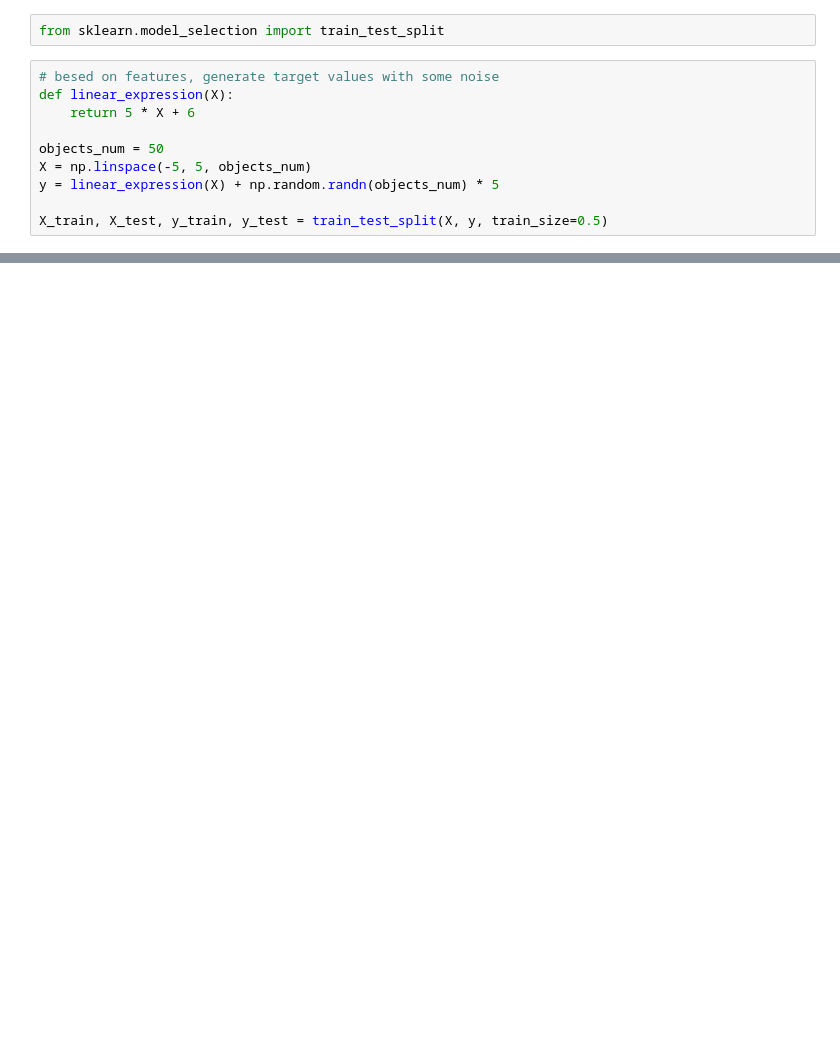
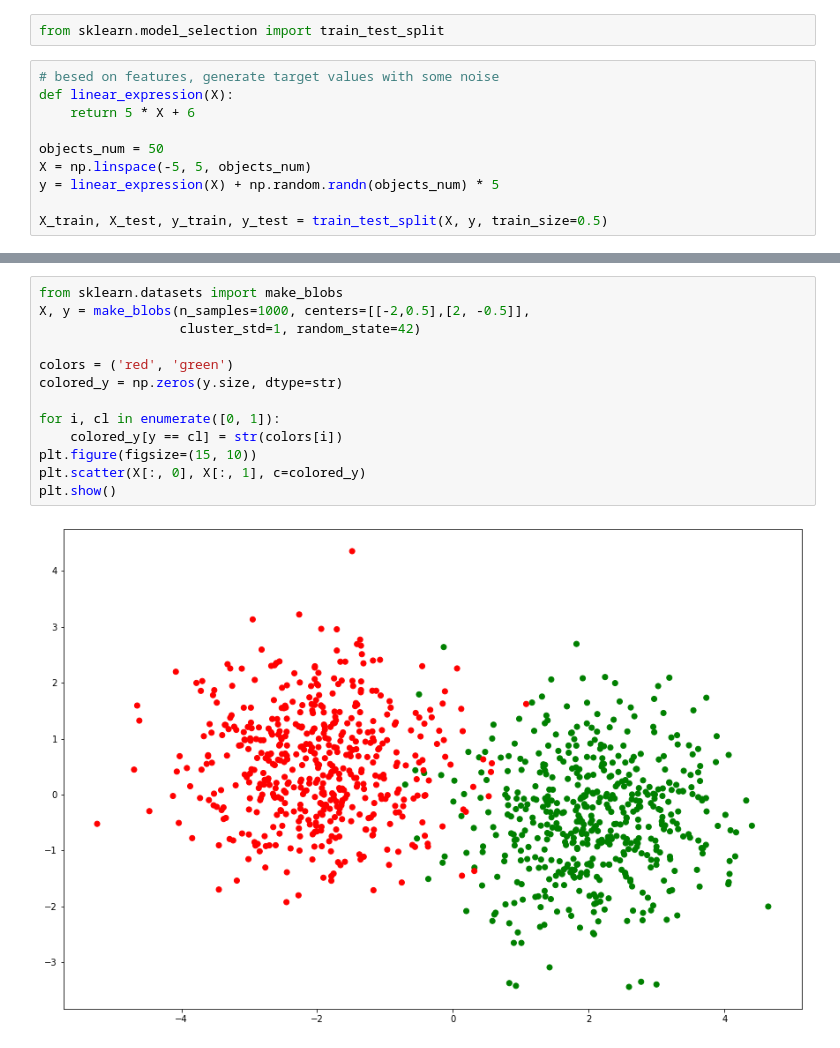
Before and after one commit to 1mmo/linear-models, a Jupyter notebook: src/linreg_regularization.ipynb, the cells around one changed output, grey strips where cells are left out. Cells and saved outputs as stored; diff of their text form; blank space fills up the shorter version.

```diff
--- a/src/linreg_regularization.ipynb
+++ b/src/linreg_regularization.ipynb
@@ -257,0 +298,15 @@ plt.show()
+# %%
+from sklearn.datasets import make_blobs
+X, y = make_blobs(n_samples=1000, centers=[[-2,0.5],[2, -0.5]],
+                  cluster_std=1, random_state=42)
+
+colors = ('red', 'green')
+colored_y = np.zeros(y.size, dtype=str)
+
+for i, cl in enumerate([0, 1]):
+    colored_y[y == cl] = str(colors[i])
+plt.figure(figsize=(15, 10))
+plt.scatter(X[:, 0], X[:, 1], c=colored_y)
+plt.show()
+# %% [output]
+[figure, added]
```
Also changed, not shown: parts of 34 cells of this notebook, 1 other file.
